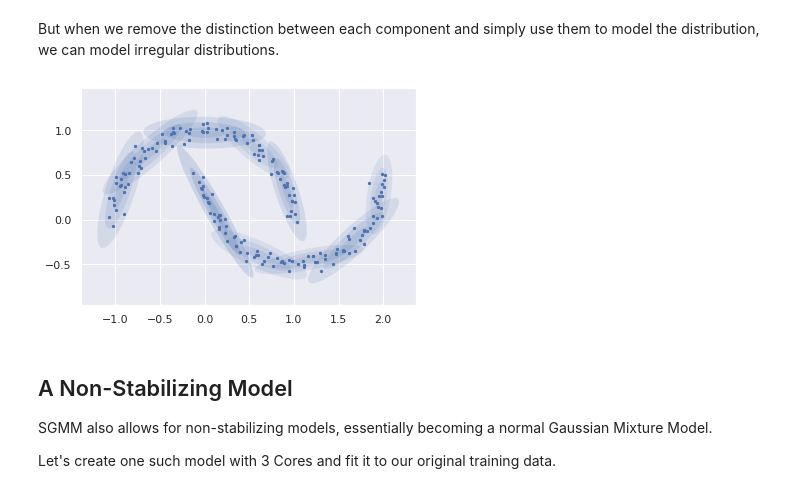
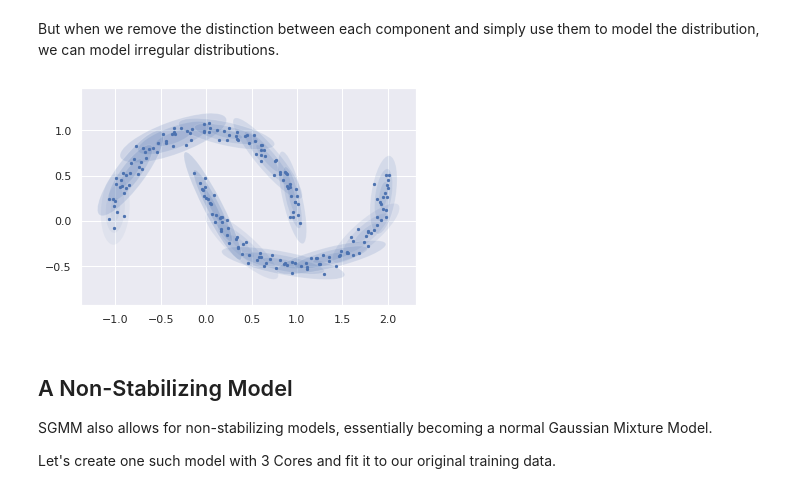
Before and after one commit to paradoxysm/dsigm, a Jupyter notebook: doc/guides/SGMM_2D.ipynb, the cells around one changed output. Drawn from its saved outputs; the diff is of its cells as text; code cells hidden in the pictures.

```diff
--- a/doc/guides/SGMM_2D.ipynb
+++ b/doc/guides/SGMM_2D.ipynb
@@ -190,0 +195,5 @@ plot(Y_off, params=params)
+# %%
+# mutate the data
+X_stretched = np.dot(X, np.random.RandomState(2).randn(2, 2))
+
+plot(X_stretched)
@@ -190,0 +202,14 @@ plot(Y_off, params=params)
+# %%
+sgmm = SGMM(init_cores=4, stabilize=None)
+sgmm.fit(X_stretched)
+
+# get the model parameters
+params = {'mu': [], 'sigma':[], 'delta':[], 'labels':None}
+for c in sgmm.cores:
+    params['mu'].append(c.mu)
+    params['sigma'].append(c.sigma)
+    params['delta'].append(c.delta)
+params['labels'] = sgmm.predict(X_stretched)
+
+# plot the results
+plot(X_stretched, params=params)
@@ -223,20 +250,20 @@ plot(Xmoon, params=params)
 # %% [markdown]
 But when we remove the distinction between each component and simply use them to model the distribution, we can model irregular distributions.
 # %%
-sgmm = SGMM(init_cores=10, stabilize=None)
+sgmm = SGMM(init_cores=12, stabilize=None)
 sgmm.fit(Xmoon)
 
 # get the model parameters
 params = {'mu': [], 'sigma':[], 'delta':[], 'labels':None}
 for c in sgmm.cores:
     params['mu'].append(c.mu)
     params['sigma'].append(c.sigma)
     params['delta'].append(c.delta)
 
 # plot the results
 plot(Xmoon, params=params)
 # %% [output]
-[figure, old version]
+[figure, new version]
 # %% [markdown]
 ## A Non-Stabilizing Model
 
```
Also changed, not shown: parts of 6 cells of this notebook.
